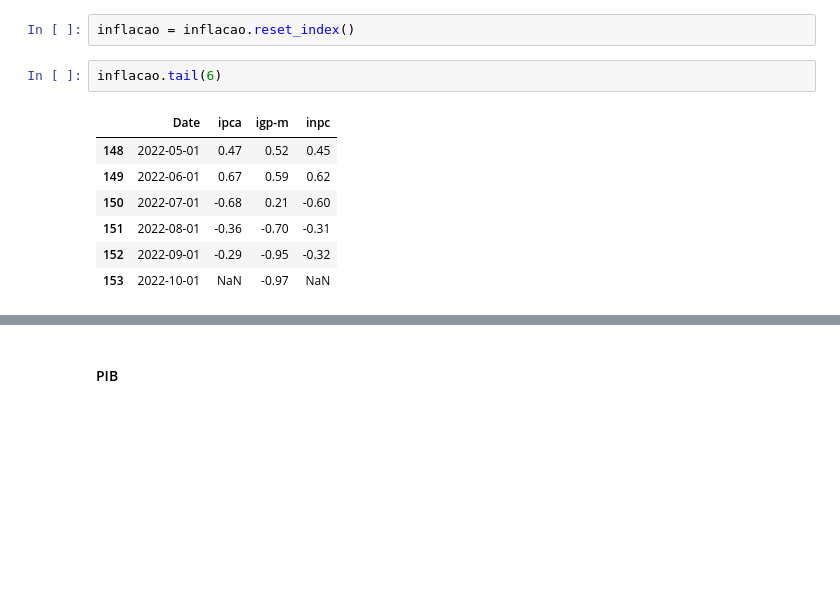
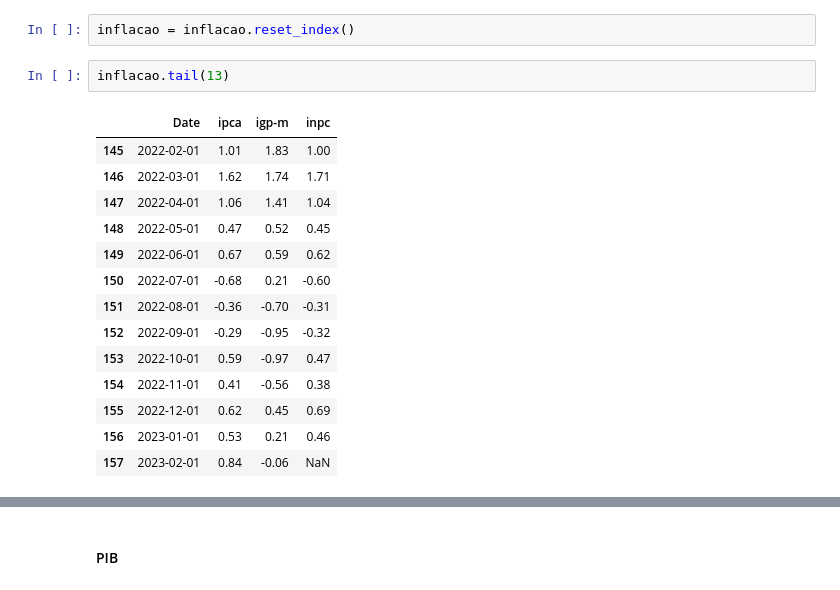
Before and after one commit to tharikf/WebApp_Cenario_Macroeconomico_Brasileiro, a Jupyter notebook: bacen.ipynb, the cells around one changed output, grey strips where cells are left out. Saved outputs shown, nothing was run; the diff lists cells and outputs as text; blank space fills up the shorter version.

```diff
--- a/bacen.ipynb
+++ b/bacen.ipynb
@@ -56,15 +53,22 @@ inflacao = sgs.get({'ipca' : 433, 'igp-m' : 189, 'inpc' : 188}, start = '2010-01
 # %%
 inflacao = inflacao.reset_index()
 # %%
-inflacao.tail(6)
+inflacao.tail(13)
 # %% [output]
 |  | Date | ipca | igp-m | inpc |
+| 145 | 2022-02-01 | 1.01 | 1.83 | 1.00 |
+| 146 | 2022-03-01 | 1.62 | 1.74 | 1.71 |
+| 147 | 2022-04-01 | 1.06 | 1.41 | 1.04 |
 | 148 | 2022-05-01 | 0.47 | 0.52 | 0.45 |
 | 149 | 2022-06-01 | 0.67 | 0.59 | 0.62 |
 | 150 | 2022-07-01 | -0.68 | 0.21 | -0.60 |
 | 151 | 2022-08-01 | -0.36 | -0.70 | -0.31 |
 | 152 | 2022-09-01 | -0.29 | -0.95 | -0.32 |
-| 153 | 2022-10-01 | NaN | -0.97 | NaN |
+| 153 | 2022-10-01 | 0.59 | -0.97 | 0.47 |
+| 154 | 2022-11-01 | 0.41 | -0.56 | 0.38 |
+| 155 | 2022-12-01 | 0.62 | 0.45 | 0.69 |
+| 156 | 2023-01-01 | 0.53 | 0.21 | 0.46 |
+| 157 | 2023-02-01 | 0.84 | -0.06 | NaN |
 # %%
 def inflacao_ipca_anual(df_inflacao):
     inflacao_df = df_inflacao.copy()
```
Also changed, not shown: parts of 19 cells of this notebook, 8 other files.
